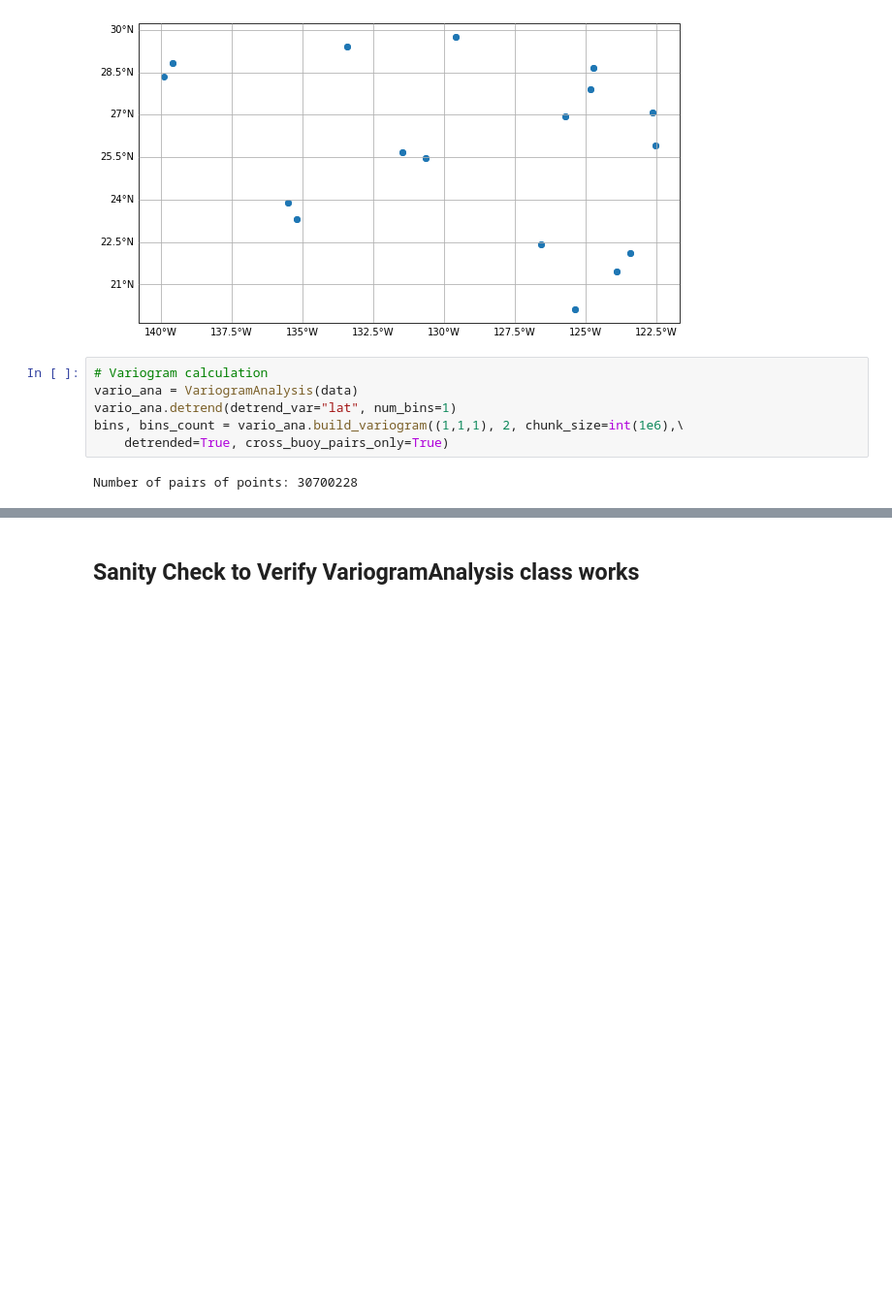
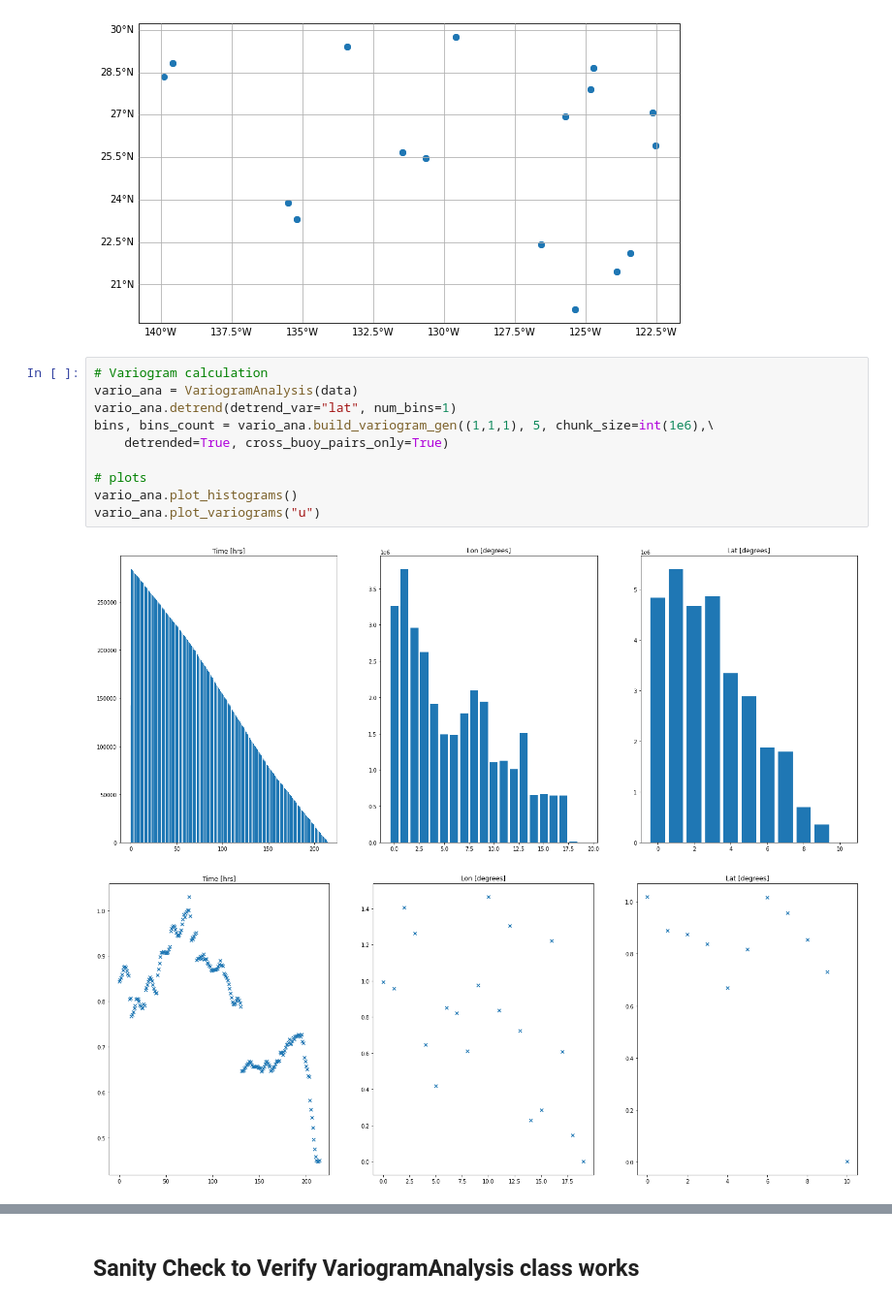
Before and after one commit to MariusWiggert/OceanPlatformControl, a Jupyter notebook: ocean_navigation_simulator/generative_error_model/test_variogram.ipynb, the cells around one changed output, grey strips where cells are left out. Shown at 97% size. Cells and saved outputs as stored; diff of their text form; blank space fills up the shorter version.

```diff
--- a/ocean_navigation_simulator/generative_error_model/test_variogram.ipynb
+++ b/ocean_navigation_simulator/generative_error_model/test_variogram.ipynb
@@ -72,8 +72,13 @@ Min lat: 20.0, max lat: 30.0
 # %%
 # Variogram calculation
 vario_ana = VariogramAnalysis(data)
 vario_ana.detrend(detrend_var="lat", num_bins=1)
-bins, bins_count = vario_ana.build_variogram((1,1,1), 2, chunk_size=int(1e6),\
+bins, bins_count = vario_ana.build_variogram_gen((1,1,1), 5, chunk_size=int(1e6),\
     detrended=True, cross_buoy_pairs_only=True)
+
+# plots
+vario_ana.plot_histograms()
+vario_ana.plot_variograms("u")
 # %% [output]
-Number of pairs of points: 30700228
+[figure, added]
+[figure, added]
```
Also changed, not shown: parts of 4 cells of this notebook, 2 other files.
